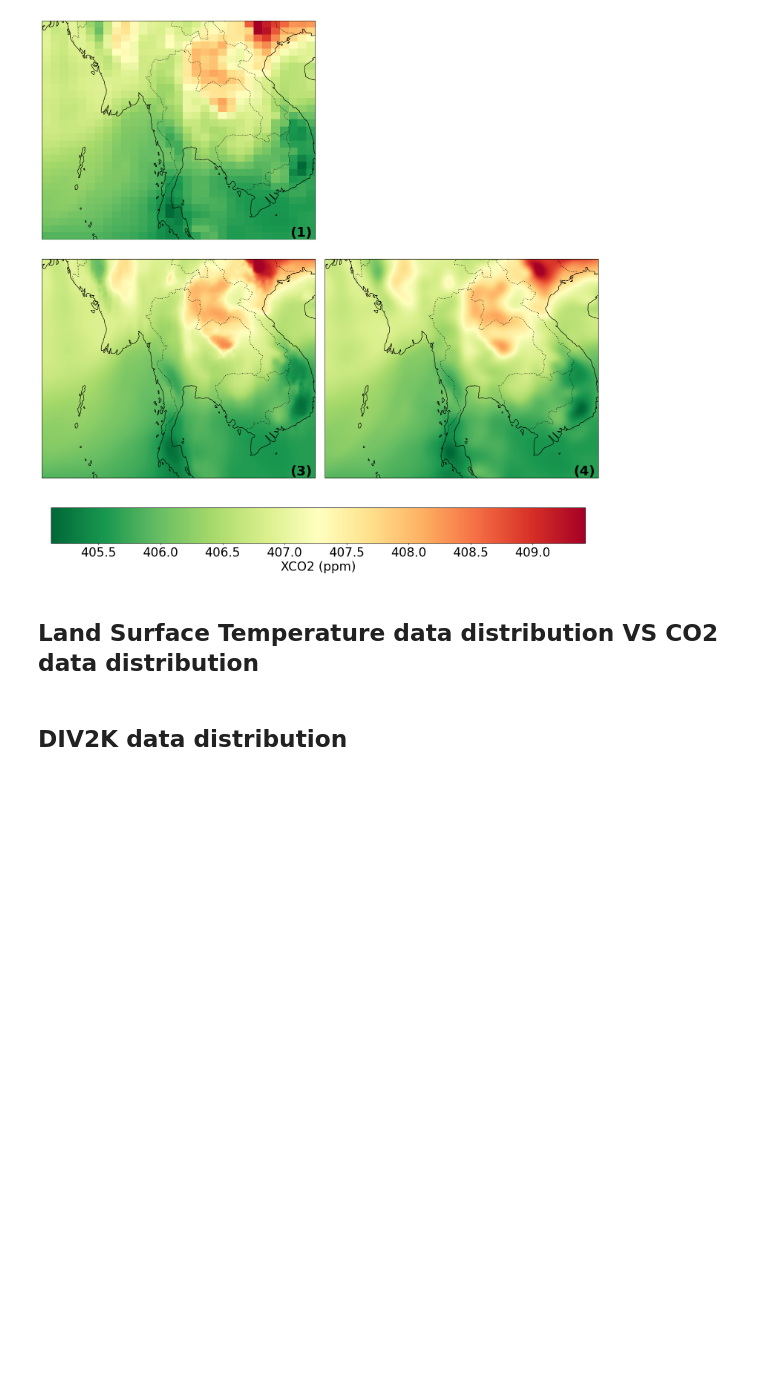
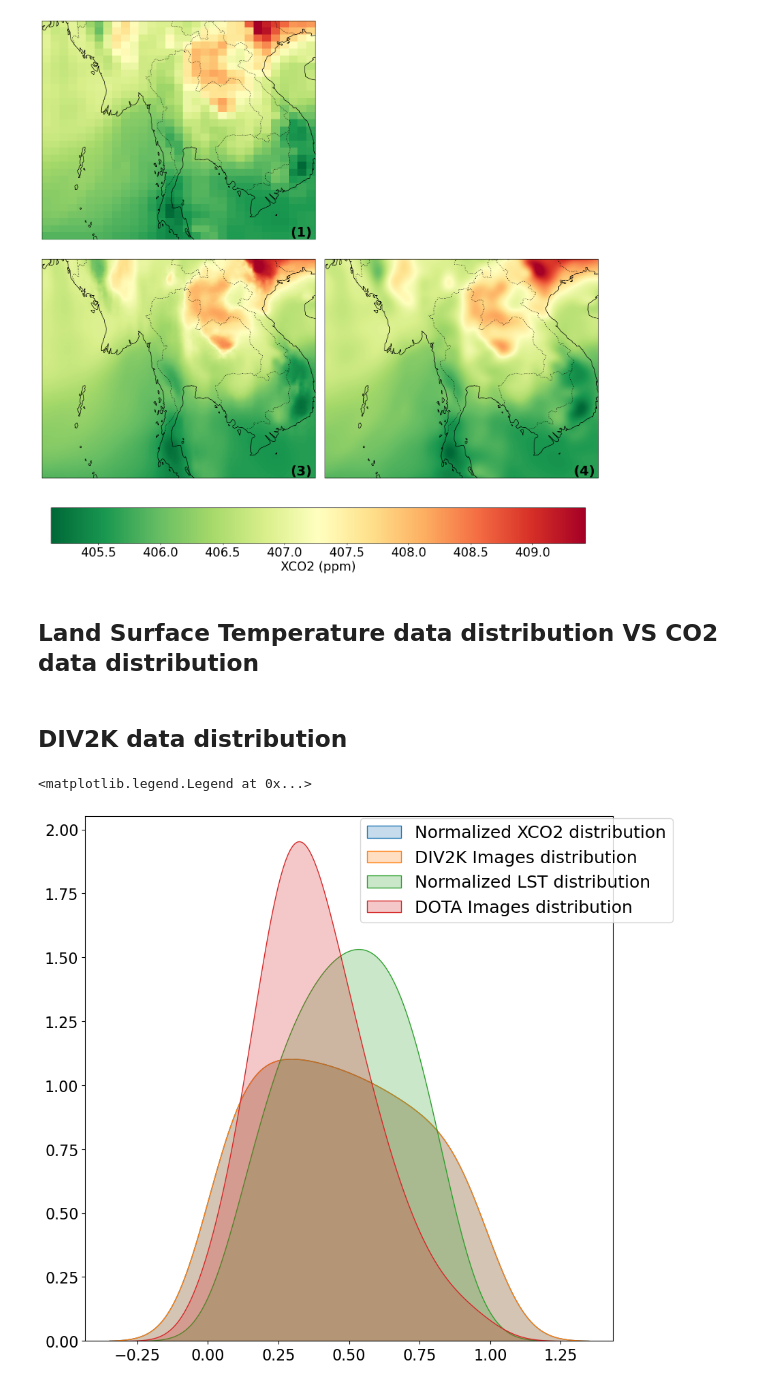
Before and after one commit to ar1619/DBPN_2, a Jupyter notebook: model_performance/LST.ipynb, the cells around one changed output. Saved outputs shown, nothing was run; the diff lists cells and outputs as text; code cells hidden in the pictures; blank space fills up the shorter version.

```diff
--- a/LST.ipynb
+++ b/model_performance/LST.ipynb
@@ -663,14 +663,17 @@ oco2_dist = pd.DataFrame(np.asarray([x, oco2_region_dist]).transpose(), columns=
 # %%
 import seaborn as sns
 fig, ax = plt.subplots(figsize=(10, 10))
-sns.kdeplot(data=oco2_dist, x='value', weights='occurence', fill=True, ax=ax)
+sns.kdeplot(data=div2k_dist, x='value', weights='occurence', fill=True, ax=ax)
 sns.kdeplot(data=div2k_dist, x='value', weights='occurence', fill=True, ax=ax)
 sns.kdeplot(data=modis_dist, x='value', weights='occurence', fill=True, ax=ax)
 sns.kdeplot(data=dota_dist, x='value', weights='occurence', fill=True, ax=ax)
 ax.set_xlabel('')
 ax.set_ylabel('')
 ax.tick_params(axis='both', which='major', labelsize=16)
-fig.legend(['Normalized XCO2 distribution', 'DIV2K Images Distribution', 'Normalized LST distribution', 'DOTA Images Distribution'], loc='upper right', ncol=1, fontsize=18, bbox_to_anchor=(1, 0.89))
+fig.legend(['Normalized XCO2 distribution', 'DIV2K Images distribution', 'Normalized LST distribution', 'DOTA Images distribution'], loc='upper right', ncol=1, fontsize=18, bbox_to_anchor=(1, 0.89))
+# %% [output]
+<matplotlib.legend.Legend at 0x...>
+[figure, added]
 # %%
 tips = sns.load_dataset("tips")
 tips.head()
```
Also changed, not shown: parts of 1 cell of this notebook, 38 other files.
